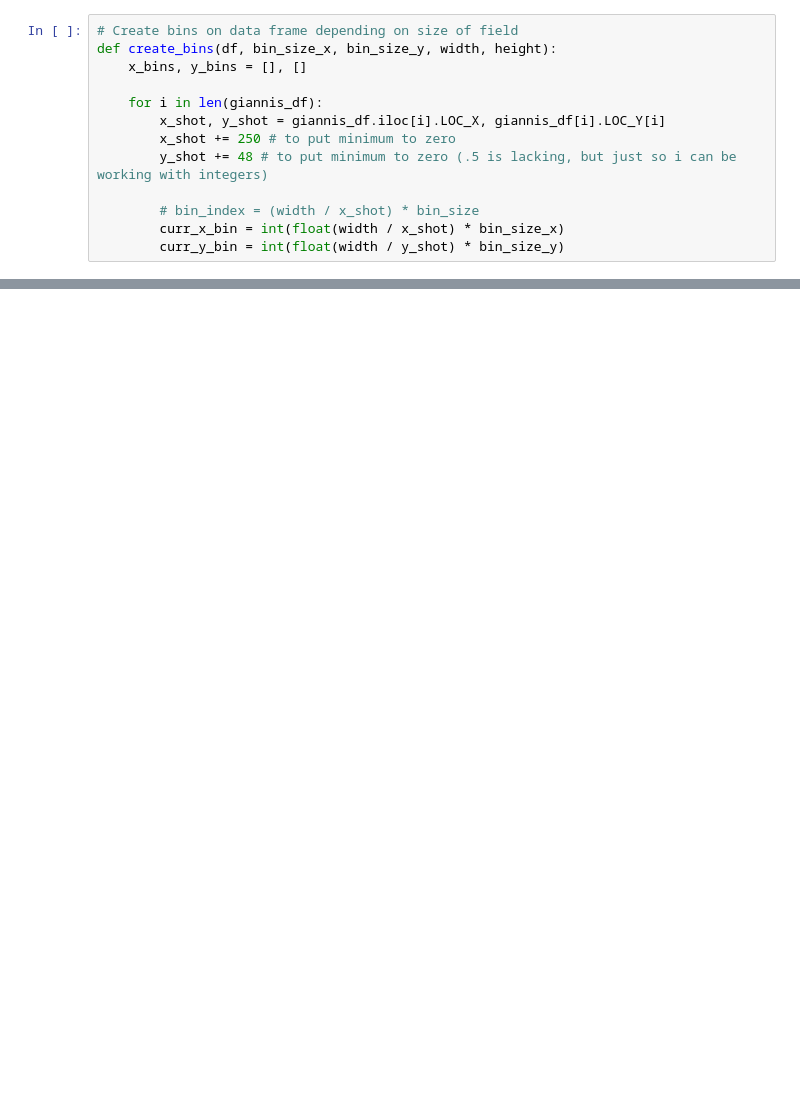
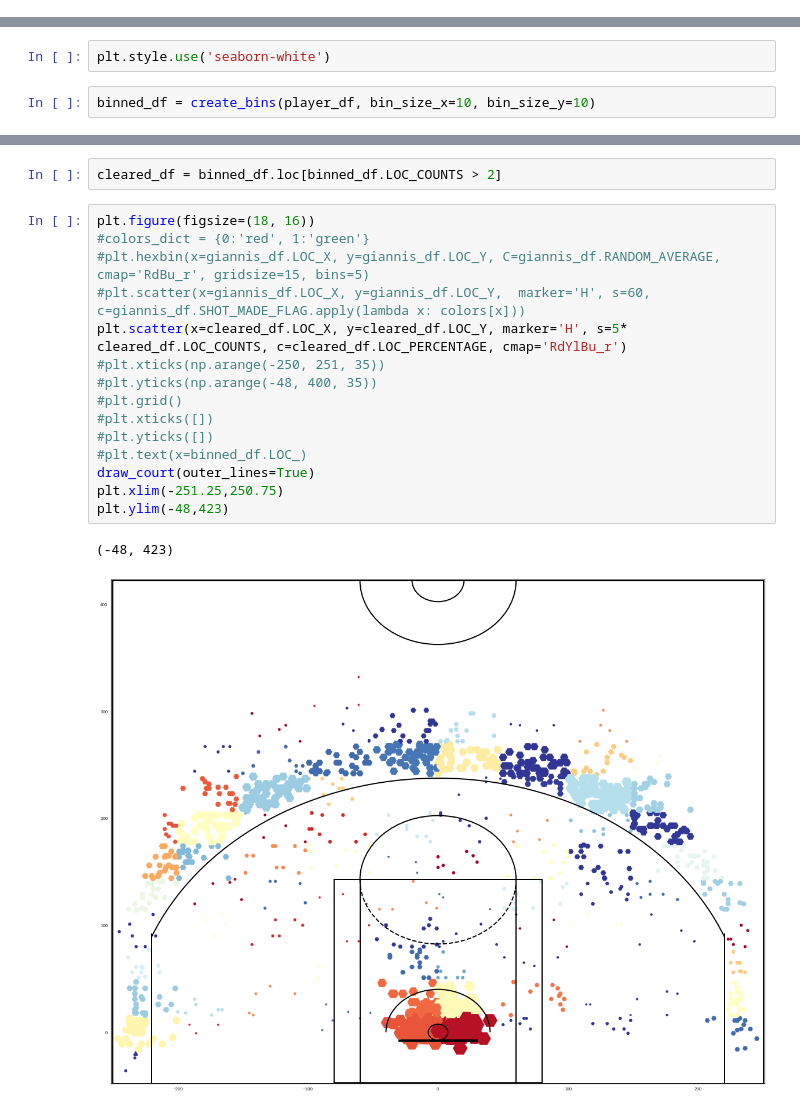
Before and after one commit to danchyy/Basketball_Analytics, a Jupyter notebook: Scripts/shot_chart_api/Untitled.ipynb, the cells around one changed output, grey strips where cells are left out. Saved outputs shown, nothing was run; the diff lists cells and outputs as text; blank space fills up the shorter version.

```diff
--- a/Scripts/shot_chart_api/Untitled.ipynb
+++ b/Scripts/shot_chart_api/Untitled.ipynb
@@ -105,13 +125,0 @@ def draw_court(ax=None, color='black', lw=2, outer_lines=False):
-# %%
-# Create bins on data frame depending on size of field
-def create_bins(df, bin_size_x, bin_size_y, width, height):
-    x_bins, y_bins = [], []
-
-    for i in len(giannis_df):
-        x_shot, y_shot = giannis_df.iloc[i].LOC_X, giannis_df[i].LOC_Y[i]
-        x_shot += 250 # to put minimum to zero
-        y_shot += 48 # to put minimum to zero (.5 is lacking, but just so i can be working with integers)
-
-        # bin_index = (width / x_shot) * bin_size
-        curr_x_bin = int(float(width / x_shot) * bin_size_x)
-        curr_y_bin = int(float(width / y_shot) * bin_size_y)
@@ -117,0 +182,4 @@ def create_bins(df, bin_size_x, bin_size_y, width, height):
+# %%
+plt.style.use('seaborn-white')
+# %%
+binned_df = create_bins(player_df, bin_size_x=10, bin_size_y=10)
@@ -117,0 +190,20 @@ def create_bins(df, bin_size_x, bin_size_y, width, height):
+# %%
+cleared_df = binned_df.loc[binned_df.LOC_COUNTS > 2]
+# %%
+plt.figure(figsize=(18, 16))
+#colors_dict = {0:'red', 1:'green'}
+#plt.hexbin(x=giannis_df.LOC_X, y=giannis_df.LOC_Y, C=giannis_df.RANDOM_AVERAGE, cmap='RdBu_r', gridsize=15, bins=5)
+#plt.scatter(x=giannis_df.LOC_X, y=giannis_df.LOC_Y,  marker='H', s=60, c=giannis_df.SHOT_MADE_FLAG.apply(lambda x: colors[x]))
+plt.scatter(x=cleared_df.LOC_X, y=cleared_df.LOC_Y, marker='H', s=5* cleared_df.LOC_COUNTS, c=cleared_df.LOC_PERCENTAGE, cmap='RdYlBu_r')
+#plt.xticks(np.arange(-250, 251, 35))
+#plt.yticks(np.arange(-48, 400, 35))
+#plt.grid()
+#plt.xticks([])
+#plt.yticks([])
+#plt.text(x=binned_df.LOC_)
+draw_court(outer_lines=True)
+plt.xlim(-251.25,250.75)
+plt.ylim(-48,423)
+# %% [output]
+(-48, 423)
+[figure, added]
```
Also changed, not shown: parts of 9 cells of this notebook.
